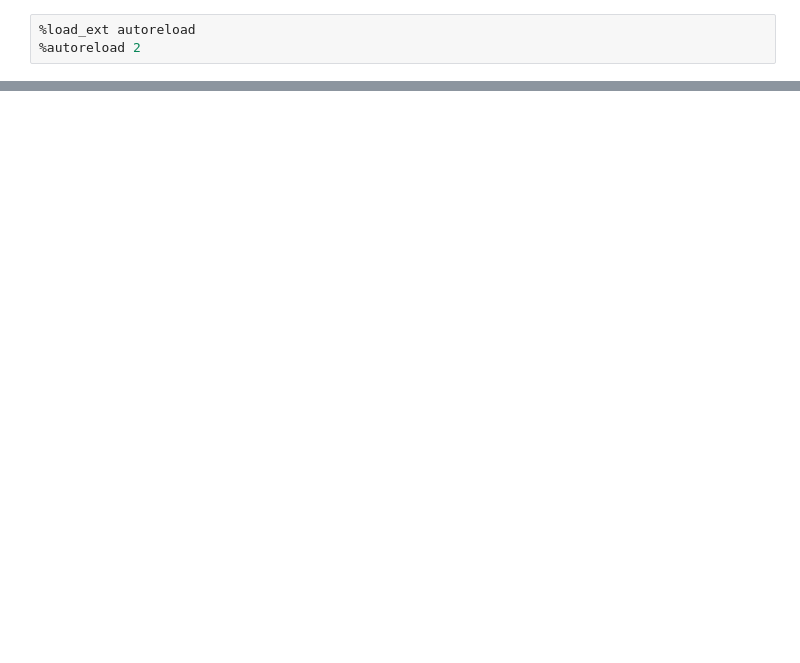
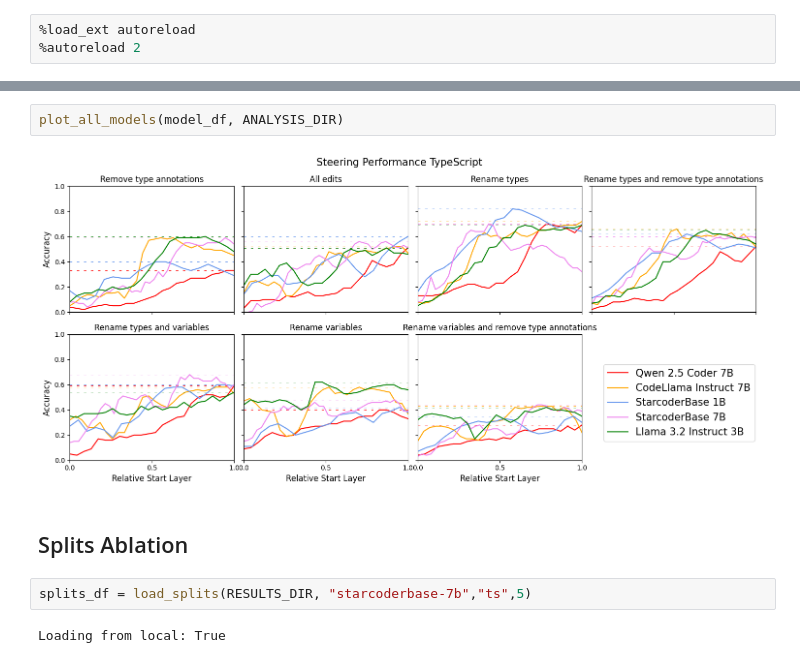
Before and after one commit to nuprl/codetrace, a Jupyter notebook: codetrace/analysis/plot.ipynb, the cells around one changed output, grey strips where cells are left out. Cells and saved outputs as stored; diff of their text form; blank space fills up the shorter version.

```diff
--- a/codetrace/analysis/plot.ipynb
+++ b/codetrace/analysis/plot.ipynb
@@ -12,0 +37,10 @@ from codetrace.analysis.plot_fig_icl import _load, compare_icl, plot_icl
+# %%
+plot_all_models(model_df, ANALYSIS_DIR)
+# %% [output]
+[figure, added]
+# %% [markdown]
+## Splits Ablation
+# %%
+splits_df = load_splits(RESULTS_DIR, "starcoderbase-7b","ts",5)
+# %% [output]
+Loading from local: True
```
Also changed, not shown: parts of 18 cells of this notebook, 6 other files.
